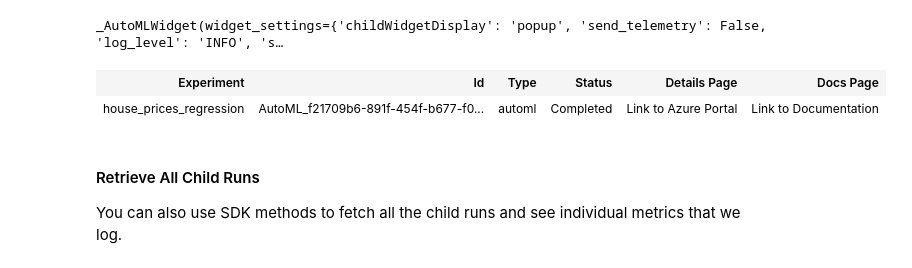
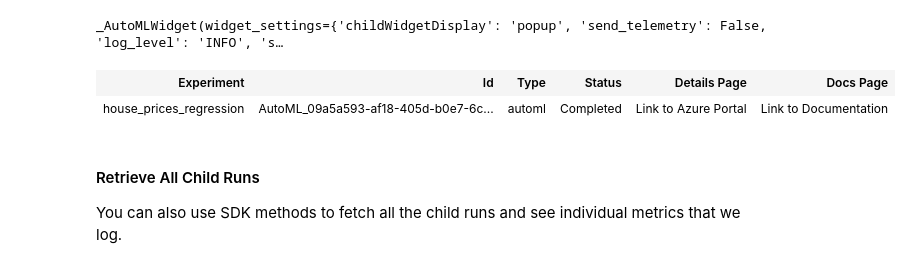
Before and after one commit to eavanvalkenburg/azureml_demo, a Jupyter notebook: training_house_prices_model.ipynb, the cells around one changed output. Cells and saved outputs as stored; diff of their text form; code cells hidden in the pictures.

```diff
--- a/training_house_prices_model.ipynb
+++ b/training_house_prices_model.ipynb
@@ -121,11 +122,15 @@ from azureml.widgets import RunDetails
 RunDetails(run).show()
 # %% [output]
 _AutoMLWidget(widget_settings={'childWidgetDisplay': 'popup', 'send_telemetry': False, 'log_level': 'INFO', 's…
-# %%
-run
-# %% [output]
-| Experiment | Id | Type | Status | Details Page | Docs Page |
-| house_prices_regression | AutoML_f21709b6-891f-454f-b677-f0... | automl | Completed | Link to Azure Portal | Link to Documentation |
+# %%
+from azureml.train.automl.run import AutoMLRun
+load_run = True
+if load_run:
+    run = AutoMLRun(experiment, run_id="AutoML_09a5a593-af18-405d-b0e7-6c5c2b2e3578")
+run
+# %% [output]
+| Experiment | Id | Type | Status | Details Page | Docs Page |
+| house_prices_regression | AutoML_09a5a593-af18-405d-b0e7-6c... | automl | Completed | Link to Azure Portal | Link to Documentation |
 # %% [markdown]
 
 #### Retrieve All Child Runs
```
Also changed, not shown: parts of 13 cells of this notebook.
